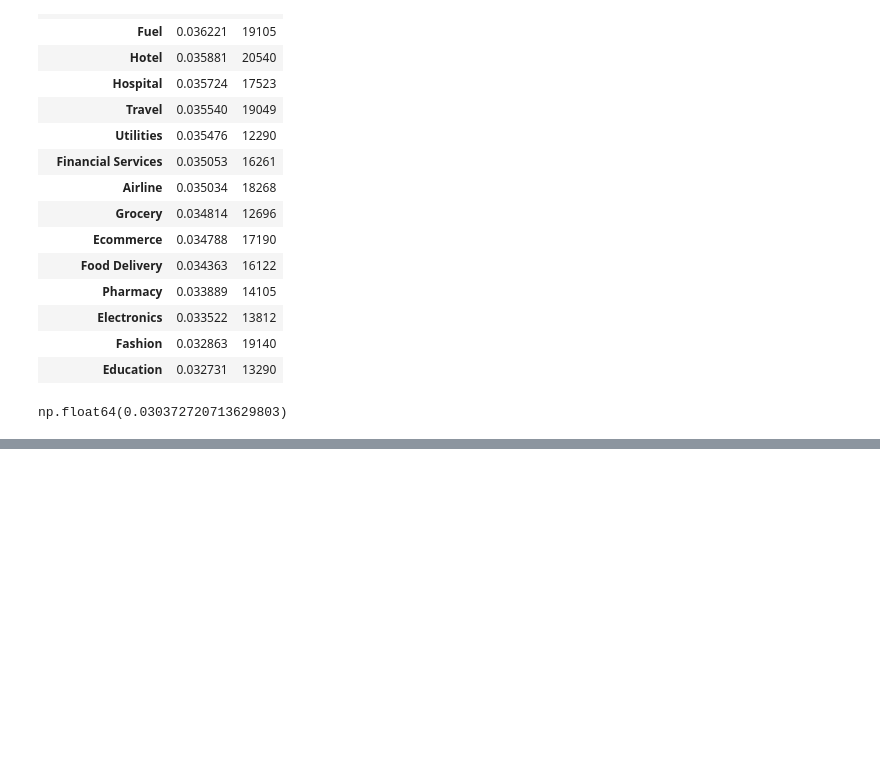
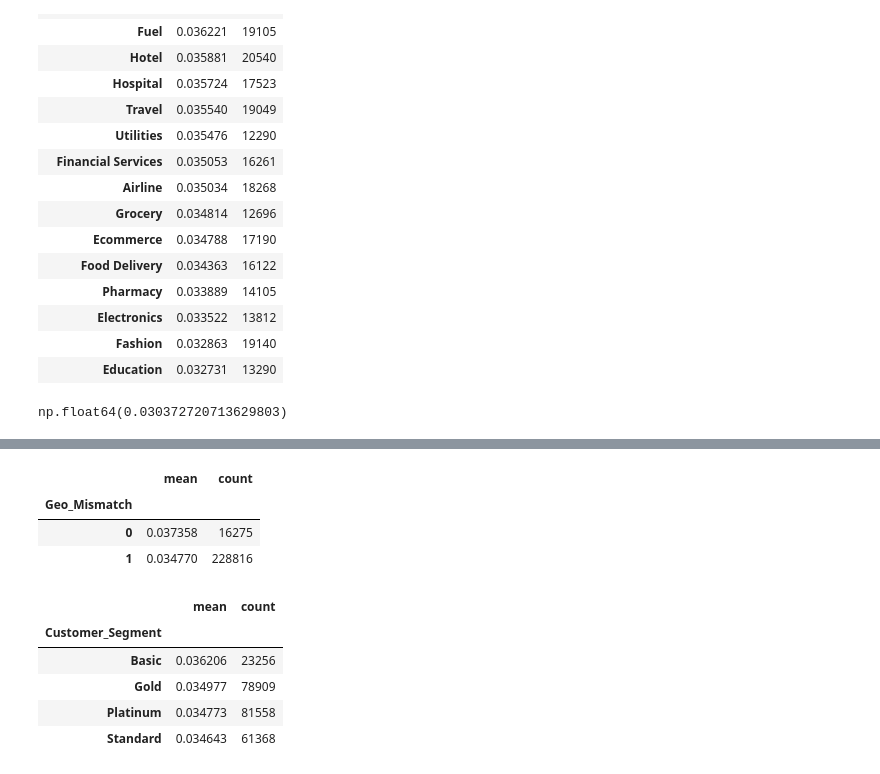
Before and after one commit to Kanjerih/Indian-Financial-Fraud, a Jupyter notebook: Indian-Financial-Fraud.ipynb, the cells around one changed output, grey strips where cells are left out. Saved outputs shown, nothing was run; the diff lists cells and outputs as text; code cells hidden in the pictures; blank space fills up the shorter version.

```diff
--- a/Indian-Financial-Fraud.ipynb
+++ b/Indian-Financial-Fraud.ipynb
@@ -433,0 +452,16 @@ np.float64(0.030372720713629803)
+# %%
+active_df.groupby('Geo_Mismatch')['Fraud_Flag'].agg(['mean', 'count']).sort_values(by='mean', ascending=False)
+# %% [output]
+|  | mean | count |
+| Geo_Mismatch |  |  |
+| 0 | 0.037358 | 16275 |
+| 1 | 0.034770 | 228816 |
+# %%
+active_df.groupby('Customer_Segment')['Fraud_Flag'].agg(['mean', 'count']).sort_values(by='mean', ascending=False)
+# %% [output]
+|  | mean | count |
+| Customer_Segment |  |  |
+| Basic | 0.036206 | 23256 |
+| Gold | 0.034977 | 78909 |
+| Platinum | 0.034773 | 81558 |
+| Standard | 0.034643 | 61368 |
```
Also changed, not shown: parts of 6 cells of this notebook.
